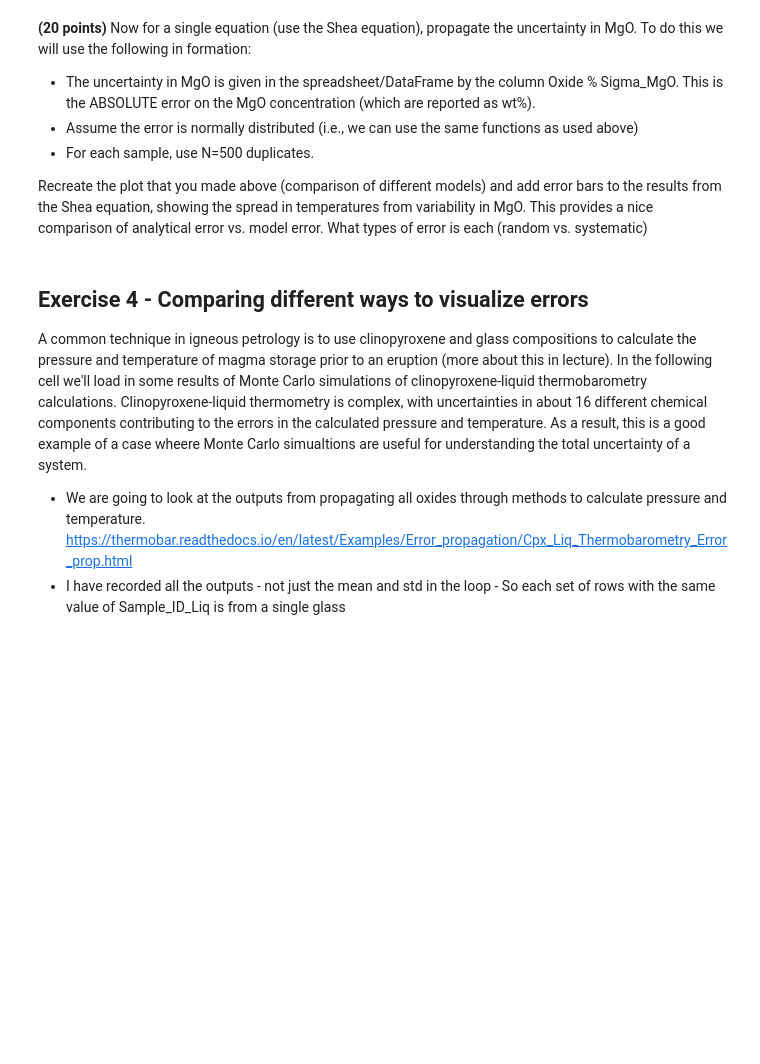
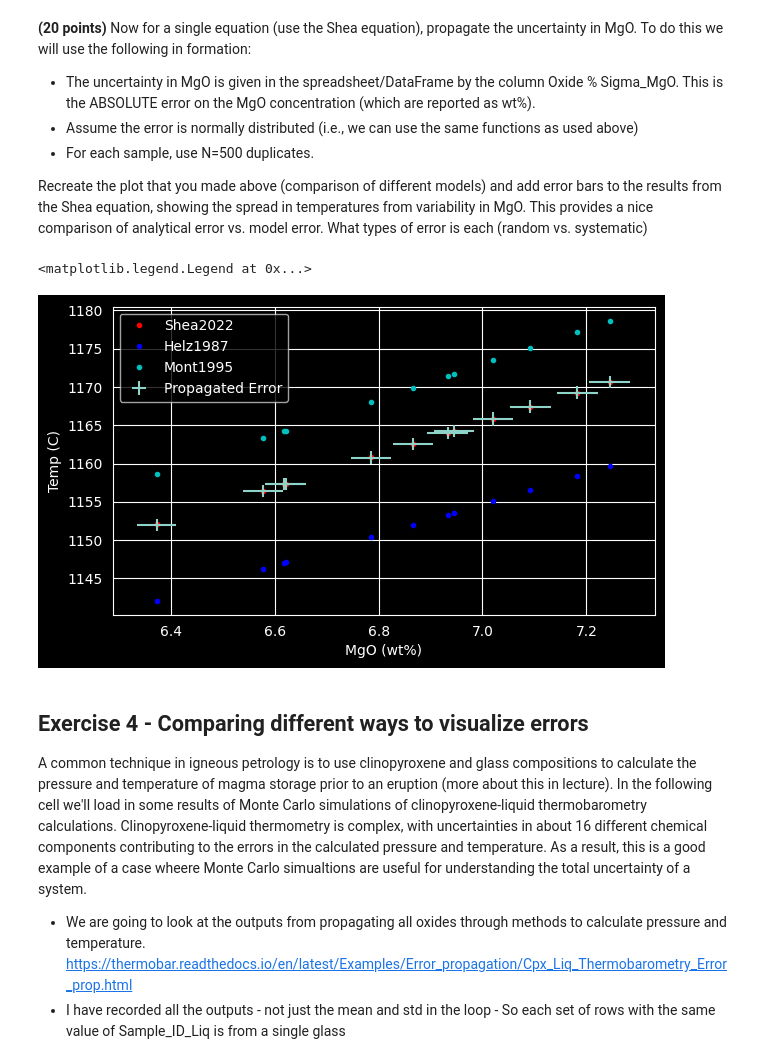
Before and after one commit to ItsukiKigoshi/EPS88_Gleeson, a Jupyter notebook: Week 7 - Error_Propagation.ipynb, the cells around one changed output. Cells and saved outputs as stored; diff of their text form; code cells hidden in the pictures; blank space fills up the shorter version.

```diff
--- a/Week 7 - Error_Propagation.ipynb
+++ b/Week 7 - Error_Propagation.ipynb
@@ -264,36 +272,49 @@ Recreate the plot that you made above (comparison of different models) and add e
 ## Student working
 N=500 # Number of duplicates.
 
+np.random.seed(42)
+
 # Make empty arrays here that you are going to fill up.
 temp_calc_errors=[]
 temp_calcs=[]
+
+def shea2022(mg_o):
+    return 21.2 * mg_o + 1017
 
 # Loop through each sample
 for index, row in df_ML.iterrows():
     MgO_value = row['MgO_Liq']  # Extracting MgO value
     MgO_abs_err = row['Oxide % Sigma_MgO']  # Extracting MgO error
 
     # Now calculate error
+    MgO_norm = np.random.normal(MgO_value,MgO_abs_err,N)
+    T_err = shea2022(MgO_norm)
 
     # Append the error
+    temp_calcs.append(np.mean(T_err))
+    temp_calc_errors.append(np.std(T_err))
 
 # Now add it back on outside the dataframe for efficiency
 df_ML['Temp_calc_error'] = temp_calc_errors
 df_ML['Temp_calc'] = temp_calcs
 
 
-
 fig, (ax1) = plt.subplots(1, 1, figsize = (7,4))
 
 ax1.plot(df_ML['MgO_Liq'], Shea2022, '.r', label='Shea2022')
-ax1.errorbar()
+ax1.errorbar(df_ML["MgO_Liq"], df_ML['Temp_calc'],
+             xerr=df_ML["Oxide % Sigma_MgO"], yerr=df_ML["Temp_calc_error"],
+             label="Propagated Error", linestyle="none")
 
 # Lets add the other models bar
 ax1.plot(df_ML['MgO_Liq'], Helz1987, '.b', label='Helz1987')
 ax1.plot(df_ML['MgO_Liq'], Mont1995, '.c', label='Mont1995')
 ax1.set_ylabel('Temp (C)')
 ax1.set_xlabel('MgO (wt%)')
 ax1.legend()
+# %% [output]
+<matplotlib.legend.Legend at 0x...>
+[figure, added]
 # %% [markdown]
 ## Exercise 4 - Comparing different ways to visualize errors
 
```
Also changed, not shown: parts of 6 cells of this notebook.
